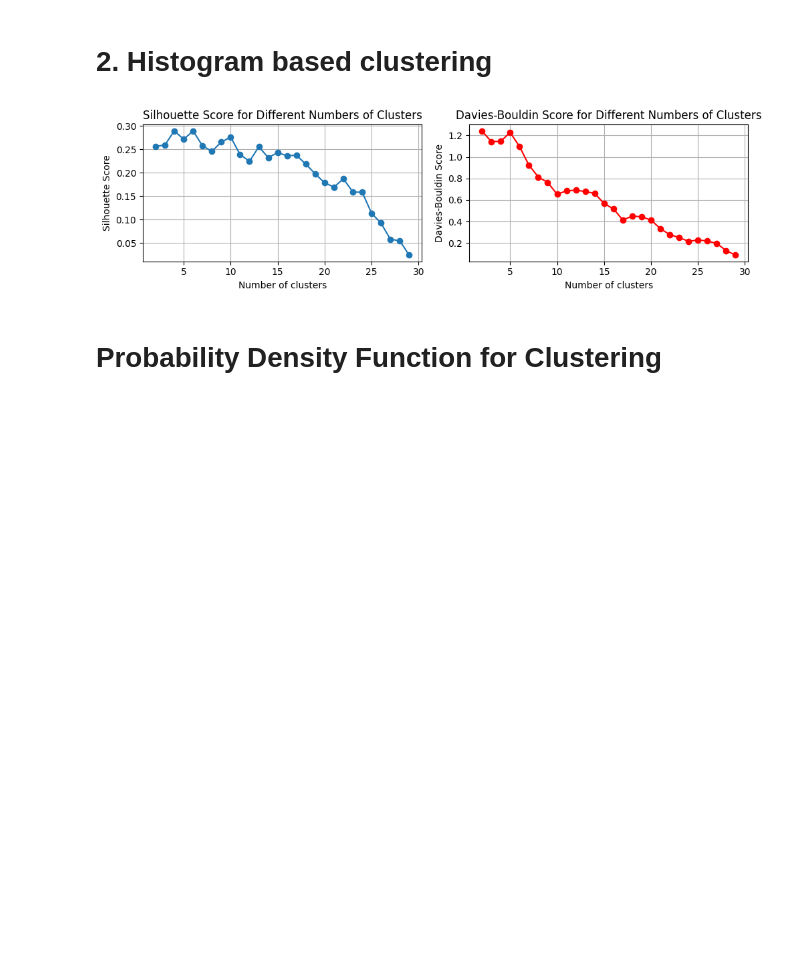
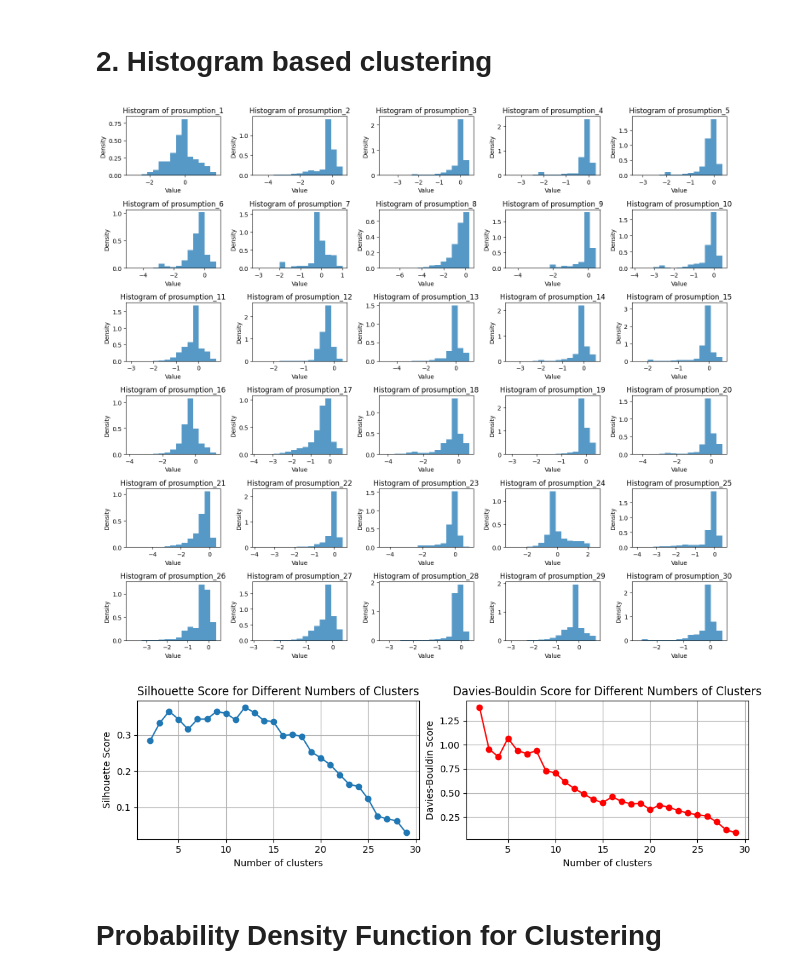
Before and after one commit to JonasSievers/Effective-Clustering-in-Federated-Energy-Systems, a Jupyter notebook: src/notebooks/Distribution_Clustering.ipynb, the cells around one changed output. Cells and saved outputs as stored; diff of their text form; code cells hidden in the pictures; blank space fills up the shorter version.

```diff
--- a/src/notebooks/Distribution_Clustering.ipynb
+++ b/src/notebooks/Distribution_Clustering.ipynb
@@ -105,7 +105,7 @@ Prosumption Statistics and Clustering (showing first few rows):
 # 2. Histogram based clustering
 # %%
 # Number of bins for histograms
-num_bins = 30
+num_bins = 20
 num_clusters=30
 
 # Generate histograms for each prosumption time series
@@ -116,6 +116,19 @@ for col in prosumption_df.columns:
 
 # Create a dataframe for histogram features
 hist_features_df = pd.DataFrame(hist_features, columns=[f'bin_{i}' for i in range(num_bins)])
+
+
+# Plot the histograms for each time series
+plt.figure(figsize=(15, 15))
+for i, col in enumerate(prosumption_df.columns):
+    plt.subplot(len(prosumption_df.columns) // 5 + 1, 5, i + 1)
+    plt.hist(prosumption_df[col], bins=num_bins, density=True, alpha=0.75)
+    plt.title(f'Histogram of {col}')
+    plt.xlabel('Value')
+    plt.ylabel('Density')
+plt.tight_layout()
+plt.show()
+
 
 
 # Plot the silhouette scores for different numbers of clusters (example)
@@ -125,34 +138,35 @@ all_clusters = {}
 
 for n_clusters in range(2, num_clusters):
     kmeans = KMeans(n_clusters=n_clusters, random_state=42)
     clusters = kmeans.fit_predict(hist_features_df)
     silhouette_avg = silhouette_score(hist_features_df, clusters)
     davies_bouldin_avg = davies_bouldin_score(hist_features_df, clusters)
     silhouette_scores.append(silhouette_avg)
     davies_bouldin_scores.append(davies_bouldin_avg)
     all_clusters[n_clusters] = clusters
 
 # Plot the scores
 plt.figure(figsize=(10, 3))
 
 plt.subplot(1, 2, 1)
 plt.plot(range(2, num_clusters), silhouette_scores, marker='o')
 plt.xlabel('Number of clusters')
 plt.ylabel('Silhouette Score')
 plt.title('Silhouette Score for Different Numbers of Clusters')
 plt.grid(True)
 
 plt.subplot(1, 2, 2)
 plt.plot(range(2, num_clusters), davies_bouldin_scores, marker='o', color='r')
 plt.xlabel('Number of clusters')
 plt.ylabel('Davies-Bouldin Score')
 plt.title('Davies-Bouldin Score for Different Numbers of Clusters')
 plt.grid(True)
 
 plt.tight_layout()
 plt.show()
 # %% [output]
-[figure, old version]
+[figure, new version]
+[figure, added]
 # %% [markdown]
 # Probability Density Function for Clustering
 # %%
```
Also changed, not shown: 40 other files.
